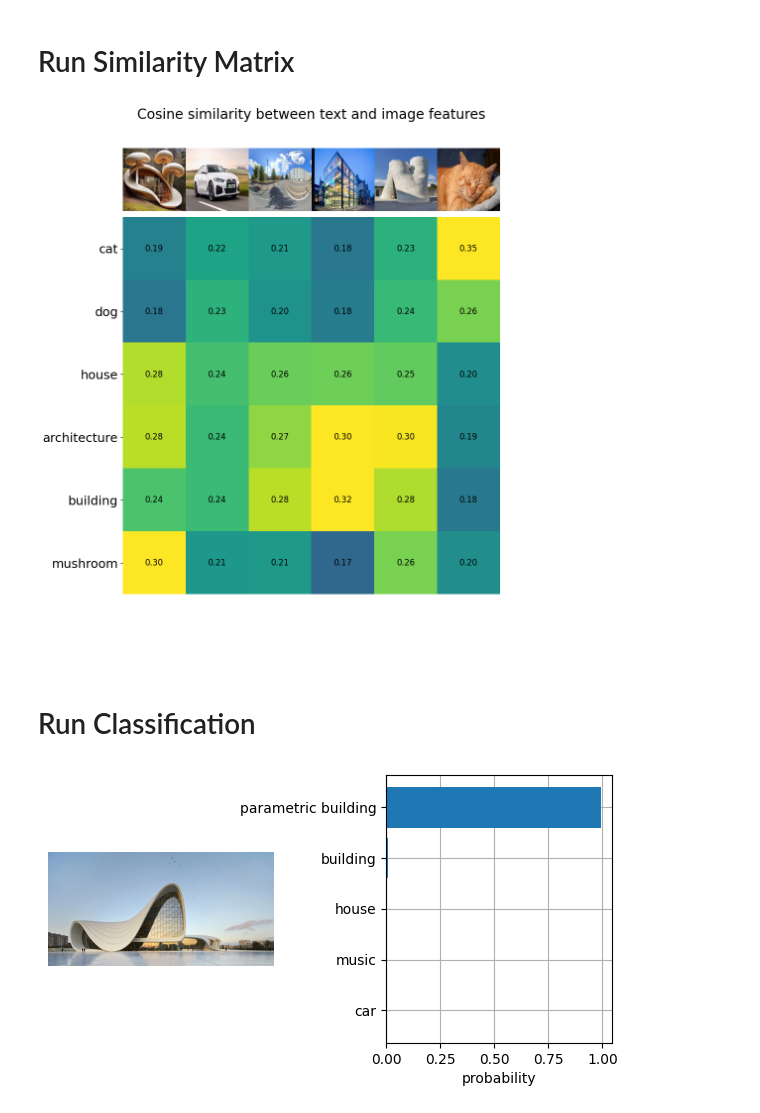
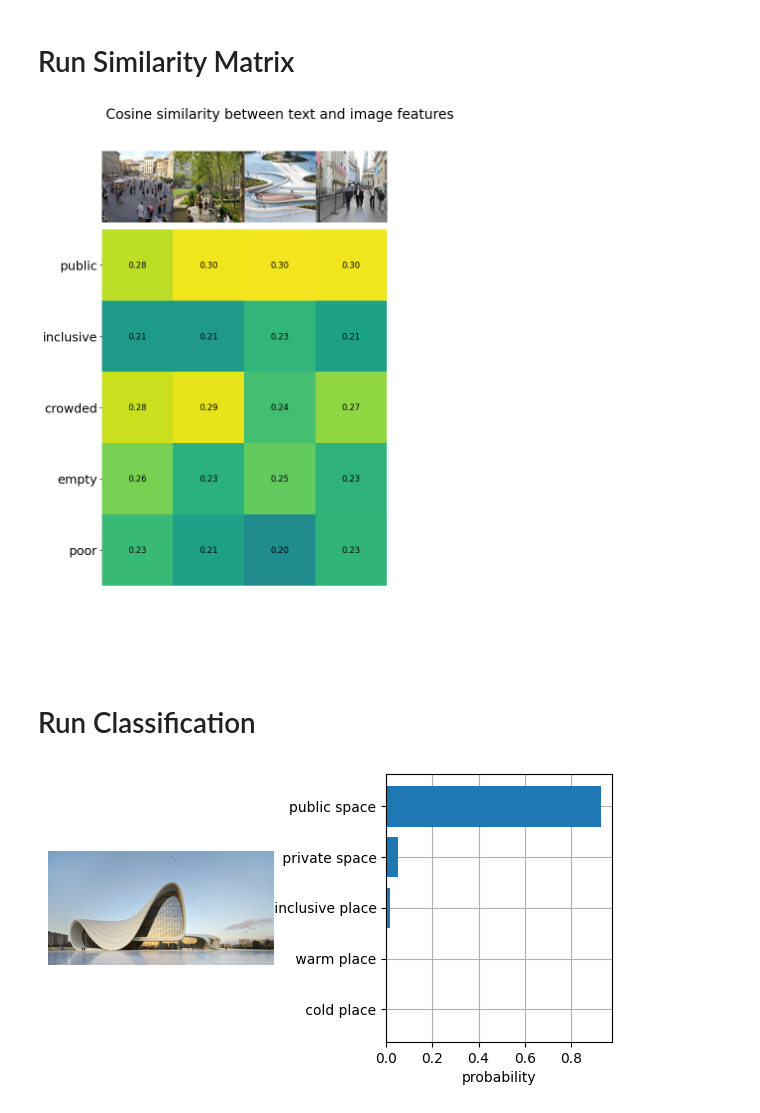
Before and after one commit to neriiacopo/WorldGistMadrid, a Jupyter notebook: notebook/WG_ZeroShot_Classification.ipynb, the cells around one changed output. Drawn from its saved outputs; the diff is of its cells as text; code cells hidden in the pictures.

```diff
--- a/notebook/WG_ZeroShot_Classification.ipynb
+++ b/notebook/WG_ZeroShot_Classification.ipynb
@@ -136,31 +142,35 @@ def draw_chart(original_images:list[np.array], descriptions:list[str], top_probs
 # %%
 #@title Settings 🔬🎨
 
 #@markdown _place the images in a new folder and provide its name in the following_:
 dir = "images" #@param {type:"string"}
+try:
+  os.mkdir("images")
+except:
+  print("")
 
 # Prepare the text queries
 #@markdown _in the form pre_prompt {label}_:
 pre_prompt = "This is a " #@param {type:"string"}
 
 #@markdown _to separate labels use_ ;
-labels = "cat;dog;house;architecture;building;mushroom" #@param {type:"string"}
+labels = "public;inclusive;crowded;empty;poor" #@param {type:"string"}
 
 # Import data
 original_images, images = read_images(dir=dir)
 
 # Preprocess inputs
 labels = labels.split(";")
 pre_prompt = "an image of a "
 text_descriptions = [f"{pre_prompt} {label}" for label in labels]
 
 # Evaluate similarity
 similarity = run_cosine_similarity(images=images, text_descriptions=text_descriptions)
 
 # Plot result
 draw_matrix(original_images=original_images, descriptions=labels, similarity=similarity)
 # %% [output]
-[figure, old version]
+[figure, new version]
 # %% [markdown]
 # Run Classification
 # %%
@@ -172,7 +182,7 @@ url = "https://miro.medium.com/v2/resize:fit:4000/1*3CJowVBtXxqXOuQ7_b-qSA.jpeg"
 pre_prompt = "A photo of a " #@param {type:"string"}
 
 #@markdown _to separate labels use_ ;
-labels = "cat;car;house;person;glass of wine;hammer;doll;music;building;mushroom;parametric building" #@param {type:"string"}
+labels = "public space; private space; inclusive place; cold place; warm place" #@param {type:"string"}
 top_results = 5 #@param {type:"number"}
 
 # Import data
@@ -189,4 +199,4 @@ top_probs, top_labels = run_classification(images=images, text_descriptions=text
 # Plot result
 draw_chart(original_images=original_images, descriptions=labels, top_probs=top_probs, top_labels=top_labels)
 # %% [output]
-[figure, old version]
+[figure, new version]
```
Also changed, not shown: parts of 1 cell of this notebook, 5 other files.
